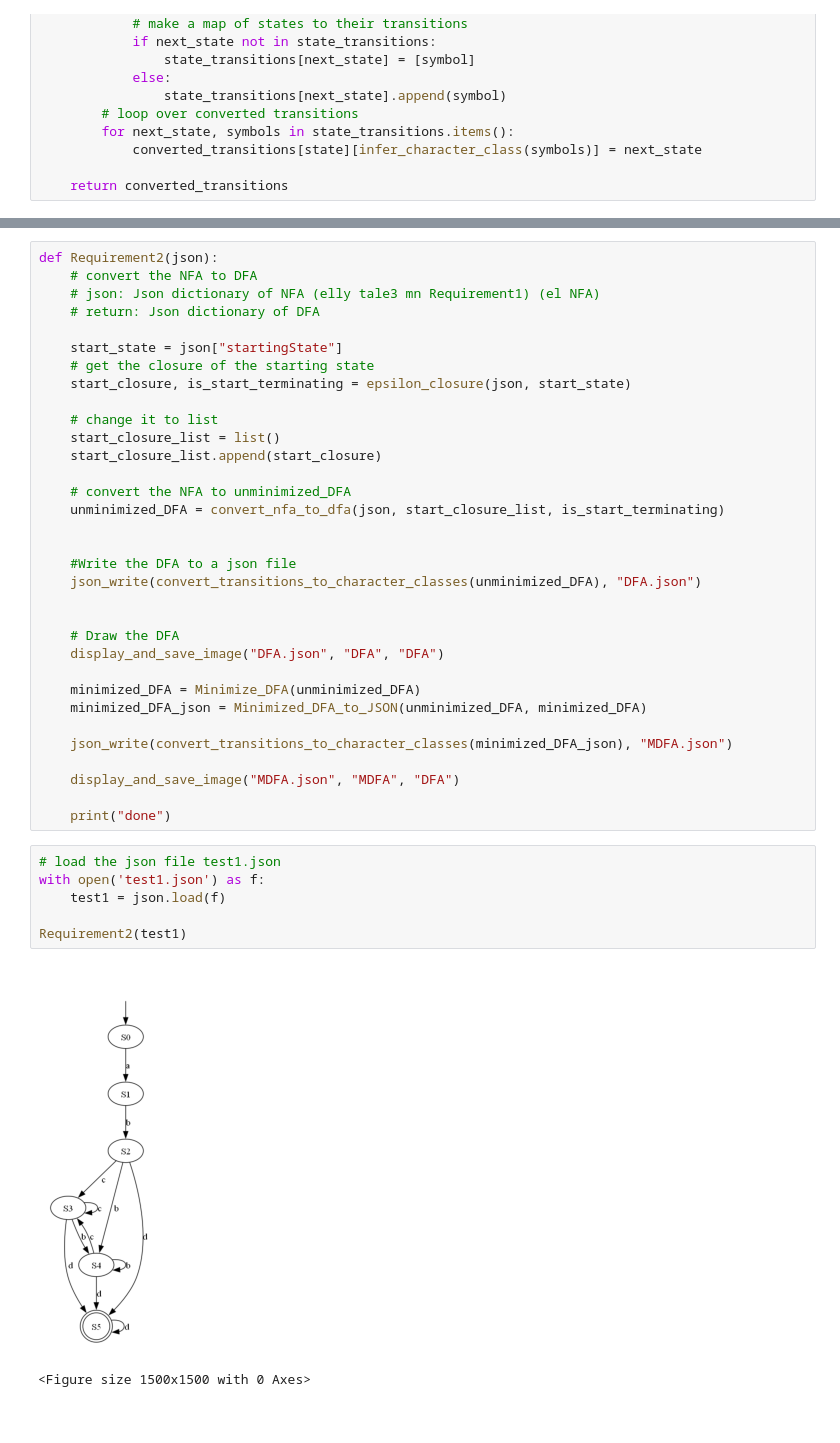
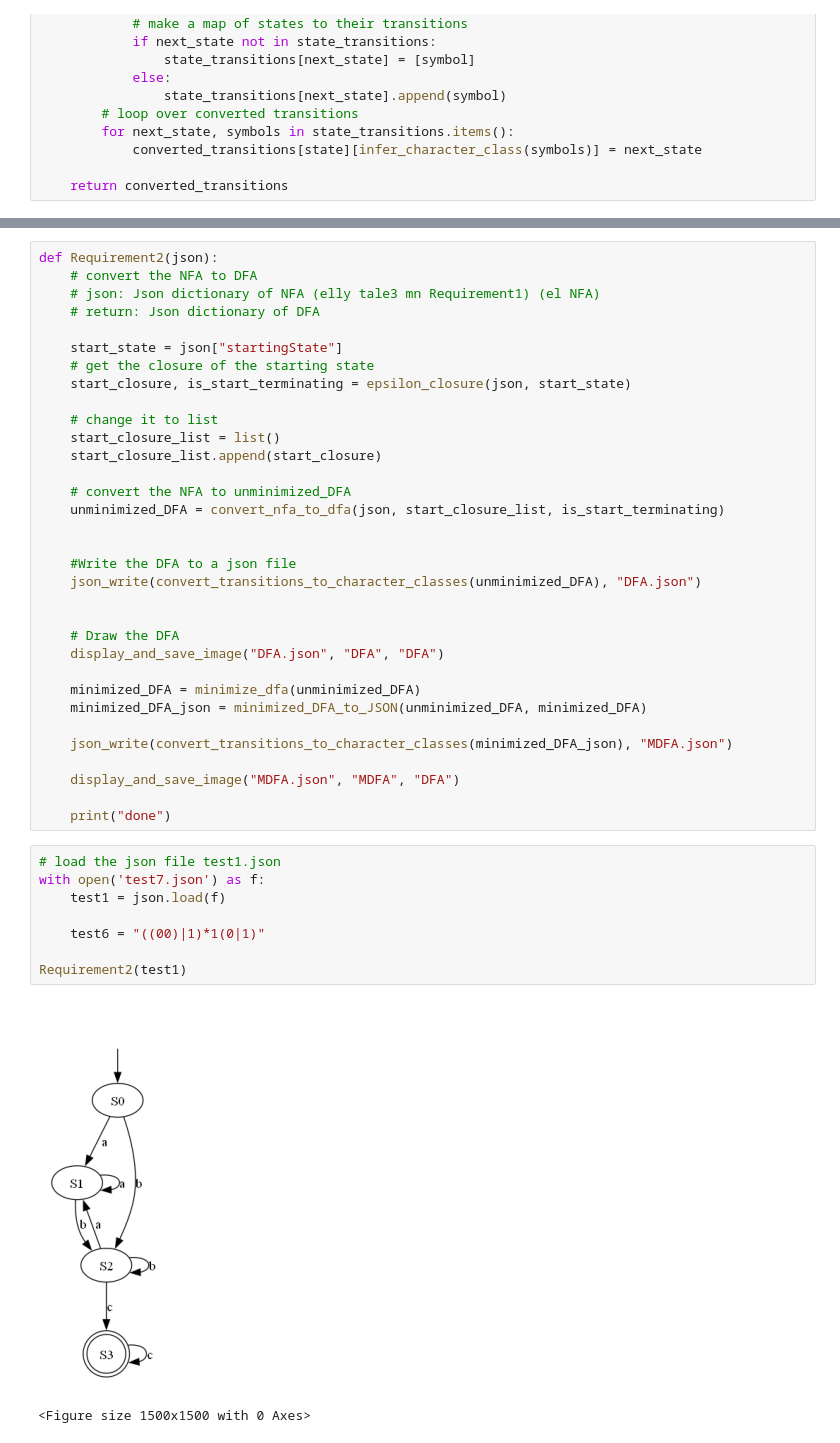
Before and after one commit to MohamedHAmin/NFA-DFA-cmd-generator, a Jupyter notebook: assignment_1.ipynb, the cells around one changed output, grey strips where cells are left out. Drawn from its saved outputs; the diff is of its cells as text.

```diff
--- a/assignment_1.ipynb
+++ b/assignment_1.ipynb
@@ -949,8 +820,8 @@ def Requirement2(json):
     # Draw the DFA
     display_and_save_image("DFA.json", "DFA", "DFA")
 
-    minimized_DFA = Minimize_DFA(unminimized_DFA)
-    minimized_DFA_json = Minimized_DFA_to_JSON(unminimized_DFA, minimized_DFA)
+    minimized_DFA = minimize_dfa(unminimized_DFA)
+    minimized_DFA_json = minimized_DFA_to_JSON(unminimized_DFA, minimized_DFA)
 
     json_write(convert_transitions_to_character_classes(minimized_DFA_json), "MDFA.json")
 
@@ -959,10 +830,12 @@ def Requirement2(json):
     print("done")
 # %%
 # load the json file test1.json
-with open('test1.json') as f:
+with open('test7.json') as f:
     test1 = json.load(f)
 
+    test6 = "((00)|1)*1(0|1)"
+
 Requirement2(test1)
 # %% [output]
-[figure, old version]
+[figure, new version]
 <Figure size 1500x1500 with 0 Axes>
```
Also changed, not shown: parts of 5 cells of this notebook, 6 other files.
